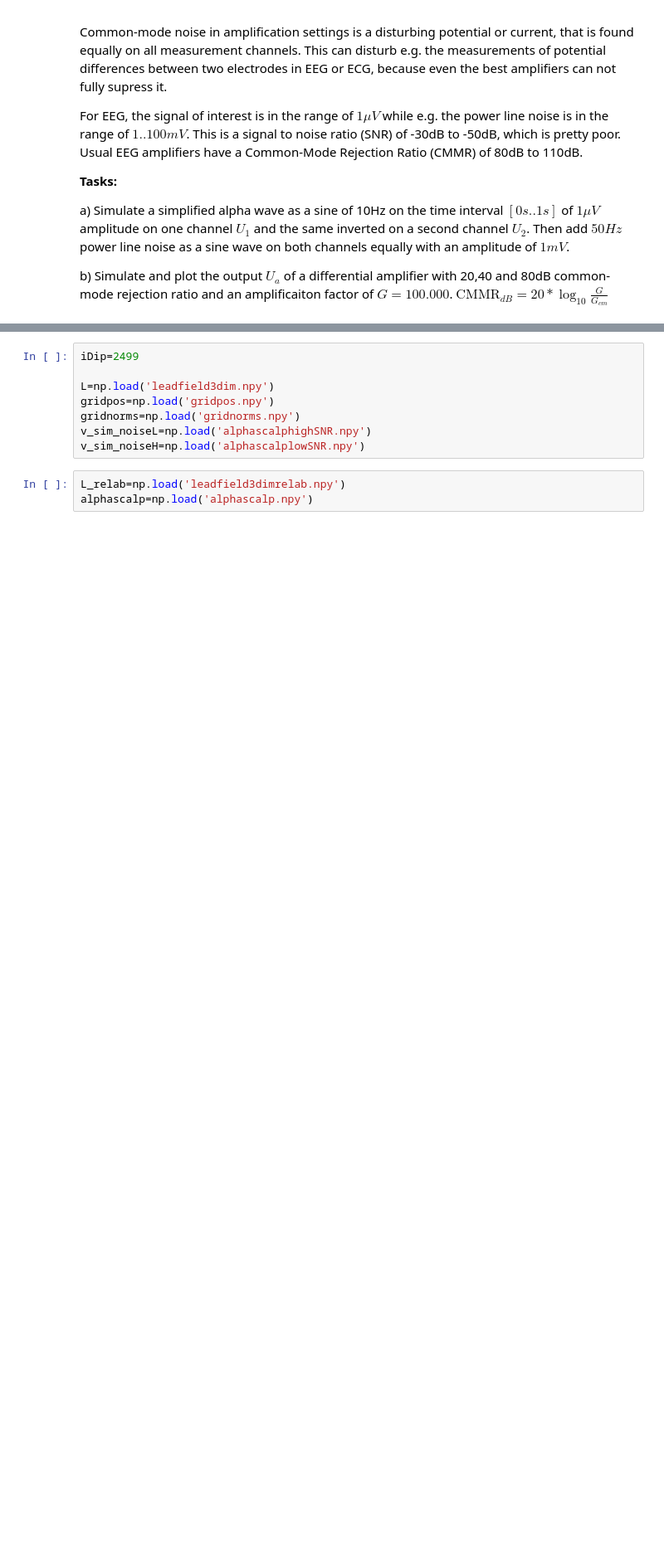
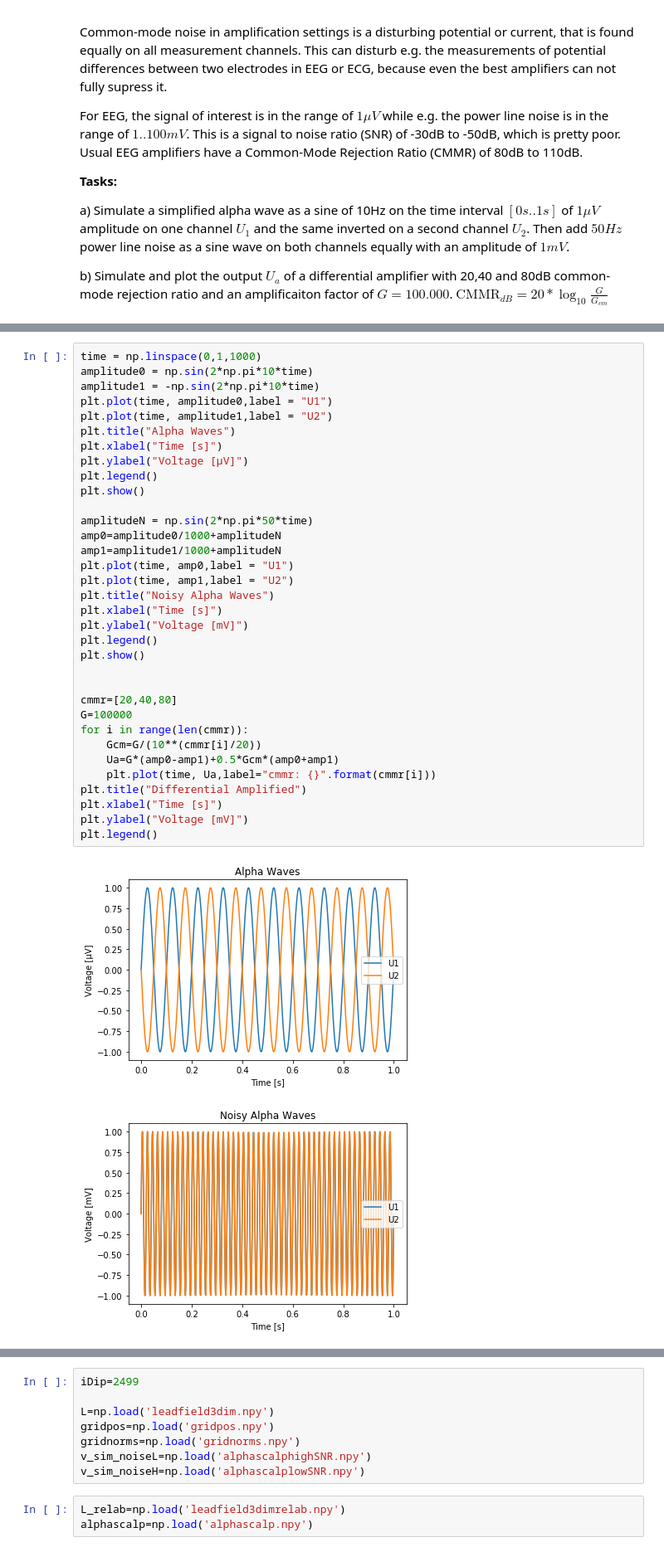
Before and after one commit to Klavaro/mlpy, a Jupyter notebook: Exercise5.ipynb, the cells around one changed output, grey strips where cells are left out. Shown: that part at 83% size. Drawn from its saved outputs; the diff is of its cells as text; blank space fills up the shorter version.

```diff
--- a/Exercise5.ipynb
+++ b/Exercise5.ipynb
@@ -64,0 +23,37 @@ plt.show()
+# %%
+time = np.linspace(0,1,1000)
+amplitude0 = np.sin(2*np.pi*10*time)
+amplitude1 = -np.sin(2*np.pi*10*time)
+plt.plot(time, amplitude0,label = "U1")
+plt.plot(time, amplitude1,label = "U2")
+plt.title("Alpha Waves")
+plt.xlabel("Time [s]")
+plt.ylabel("Voltage [µV]")
+plt.legend()
+plt.show()
+
+amplitudeN = np.sin(2*np.pi*50*time)
+amp0=amplitude0/1000+amplitudeN
+amp1=amplitude1/1000+amplitudeN
+plt.plot(time, amp0,label = "U1")
+plt.plot(time, amp1,label = "U2")
+plt.title("Noisy Alpha Waves")
+plt.xlabel("Time [s]")
+plt.ylabel("Voltage [mV]")
+plt.legend()
+plt.show()
+
+
+cmmr=[20,40,80]
+G=100000
+for i in range(len(cmmr)):
+    Gcm=G/(10**(cmmr[i]/20))
+    Ua=G*(amp0-amp1)+0.5*Gcm*(amp0+amp1)
+    plt.plot(time, Ua,label="cmmr: {}".format(cmmr[i]))
+plt.title("Differential Amplified")
+plt.xlabel("Time [s]")
+plt.ylabel("Voltage [mV]")
+plt.legend()
+# %% [output]
+[figure, added]
+[figure, added]
```
Also changed, not shown: parts of 5 cells of this notebook.
